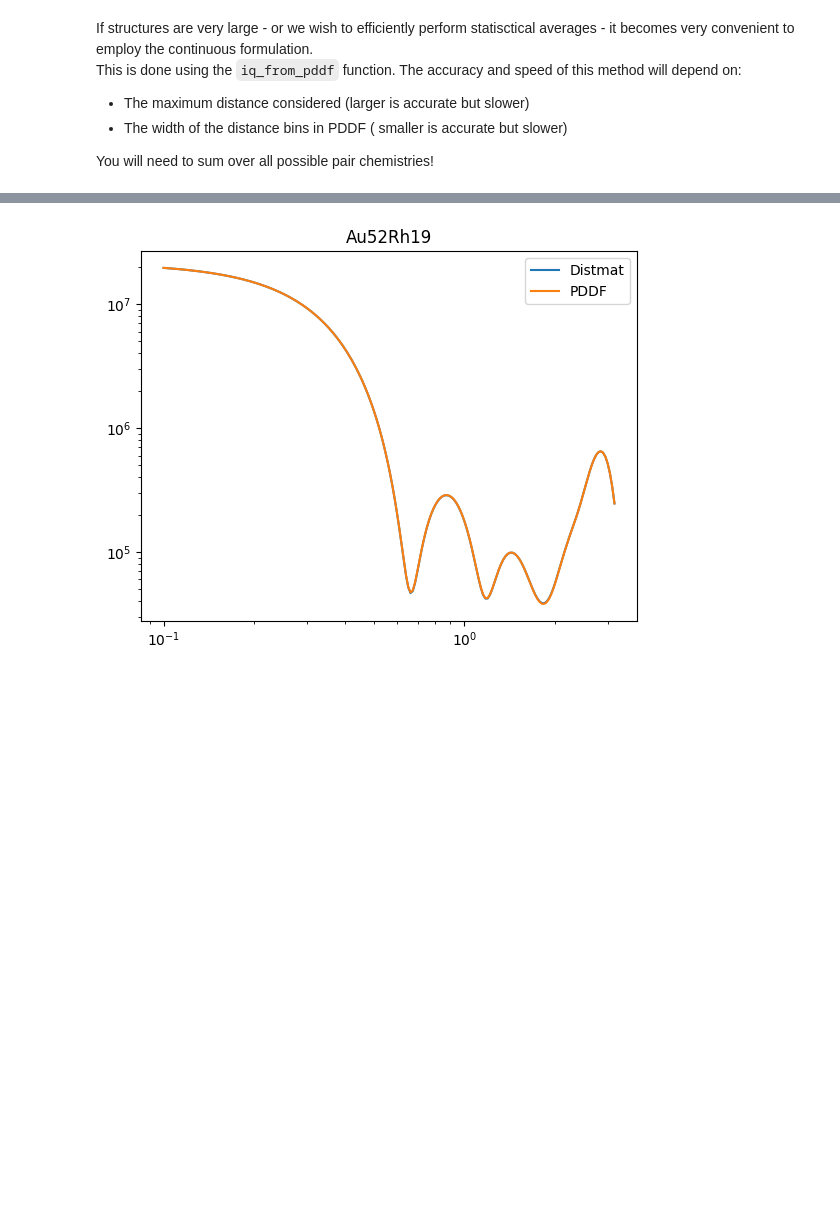
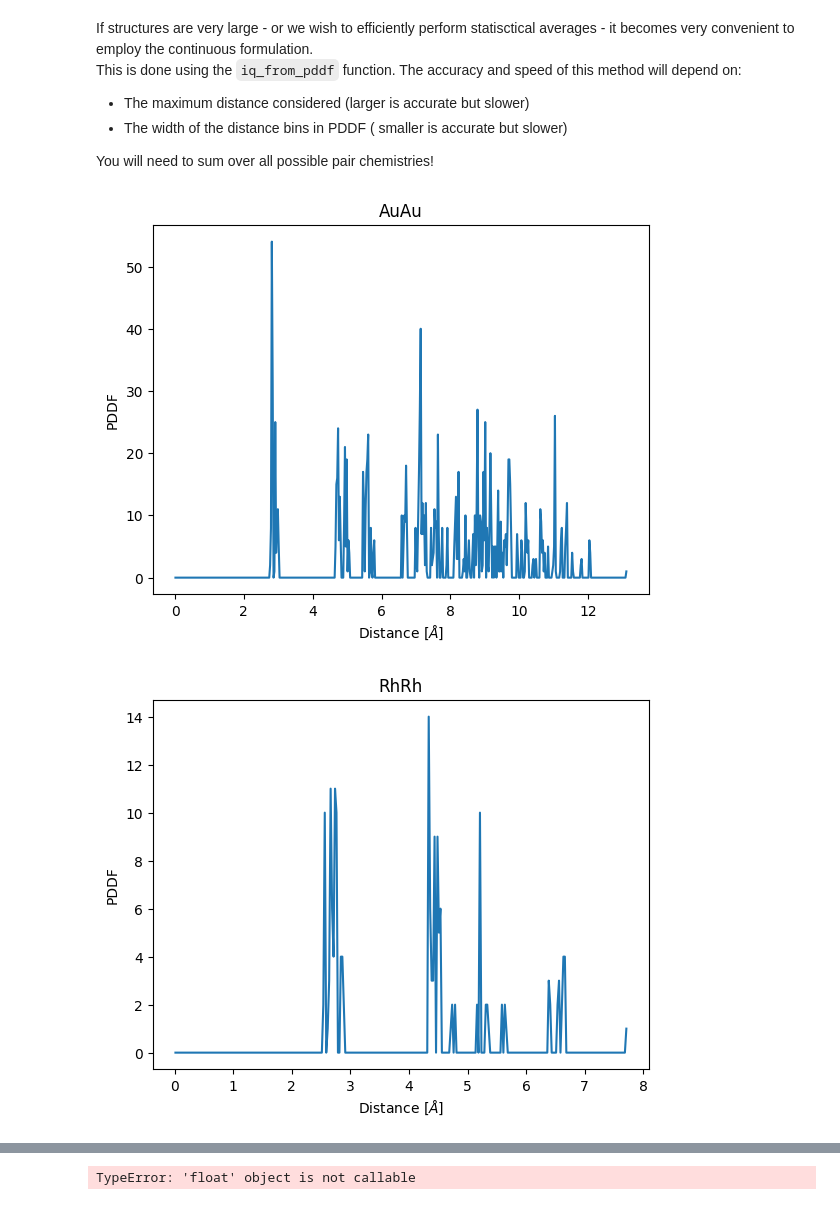
Before and after one commit to nanoMLMS/pySNOW, a Jupyter notebook: tutorial/saxs.ipynb, the cells around one changed output, grey strips where cells are left out. Saved outputs shown, nothing was run; the diff lists cells and outputs as text; code cells hidden in the pictures; blank space fills up the shorter version.

Commit message:
Fixed saxs tutorial

```diff
--- a/tutorial/saxs.ipynb
+++ b/tutorial/saxs.ipynb
@@ -57,3 +56,32 @@ This is done using the `iq_from_pddf` function. The accuracy and speed of this m
  - The width of the distance bins in PDDF ( smaller is accurate but slower)
 
 You will need to sum over all possible pair chemistries!
+# %%
+#We read a larger bimetallic structure
+species,coords = read_xyz(base/"tutorial_structures/Au52Rh19.xyz")
+from snow.descriptors.distributions import pddf_calculator_by_elements
+from time import time
+
+start=time()
+pddf_au = pddf_calculator_by_elements(coords,species,["Au","Au"],0.025,False)
+plt.plot(pddf_au[0],pddf_au[1])
+plt.title("AuAu")
+plt.xlabel(r"Distance [$\AA$]")
+plt.ylabel("PDDF")
+plt.show()
+pddf_rh = pddf_calculator_by_elements(coords,species,["Rh","Rh"],0.025,False)
+plt.plot(pddf_rh[0],pddf_rh[1])
+plt.title("RhRh")
+plt.xlabel(r"Distance [$\AA$]")
+plt.ylabel("PDDF")
+plt.show()
+pddf_aurh = pddf_calculator_by_elements(coords,species,["Au","Rh"],0.025,False)
+plt.plot(pddf_aurh[0],pddf_aurh[1])
+plt.title("AuRh")
+plt.xlabel(r"Distance [$\AA$]")
+plt.ylabel("PDDF")
+plt.show()
+elapsed_pddf=time()-start
+# %% [output]
+[figure, added]
+[figure, added]
@@ -65,13 +94,16 @@ dist_mat,dist_max,_ = distance_matrix(coords)
 #We use it to compute scattering
 intensities=[]
 qs = np.logspace(-1,0.5,200)
+start=time()
 intensities = [saxs.iq_from_dist_mat(species,q ,dist_mat=dist_mat) for q in qs]
+elapsed_distmat=time()-start
 
 plt.plot(qs,intensities,label="Distmat")
 
 #We now use the pddf we computed
 #Each chemical PDDF needs to be accounted for
 intensities =[]
+start = time()
 for q in qs:
     iq=0.0
     for dist,natoms,elements in zip([pddf_au,pddf_rh,pddf_aurh],
@@ -80,11 +112,17 @@ for q in qs:
         iq += iq_from_pddf(elements[0],elements[1],
                           q,dist[0],dist[1],natoms)
     intensities.append(iq)
+elapsed_pddf += time()-start
+print(f"Total time for SAXS from distmat:\t{elapsed_distmat}")
+print(f"Total time for SAXS from pddf:\t{elapsed_pddf}")
+
 plt.plot(qs,intensities,label="PDDF")
 plt.title("Au52Rh19")
 plt.xscale("log")
 plt.yscale("log")
+plt.xlabel(r"Exchanged momentum [$\AA^{-1}$]")
+plt.ylabel("Intensity [arb. units]")
 plt.legend()
 plt.show()
 # %% [output]
-[figure, removed]
+TypeError: 'float' object is not callable
```
Also changed, not shown: parts of 3 cells of this notebook, 2 other files.
